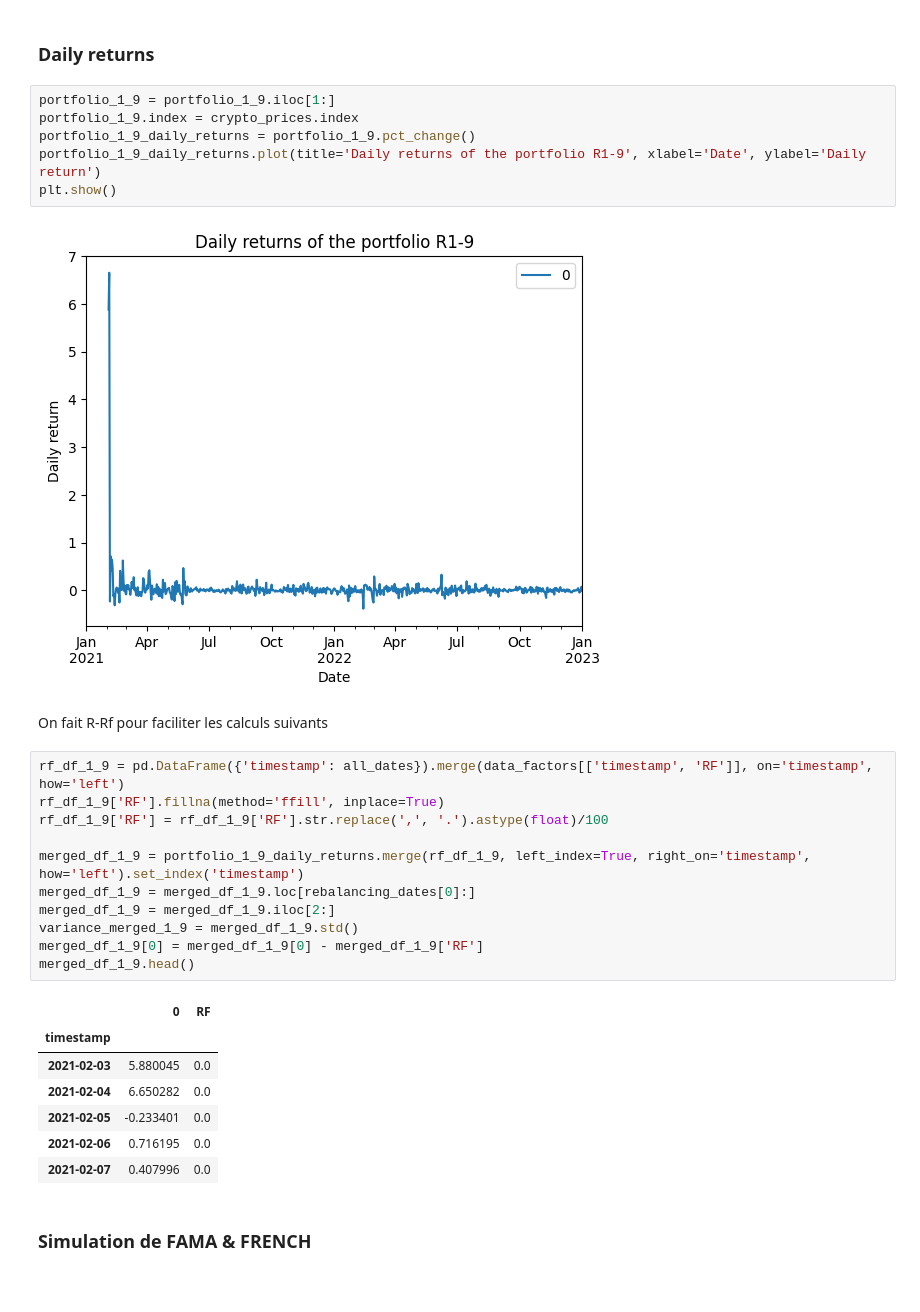
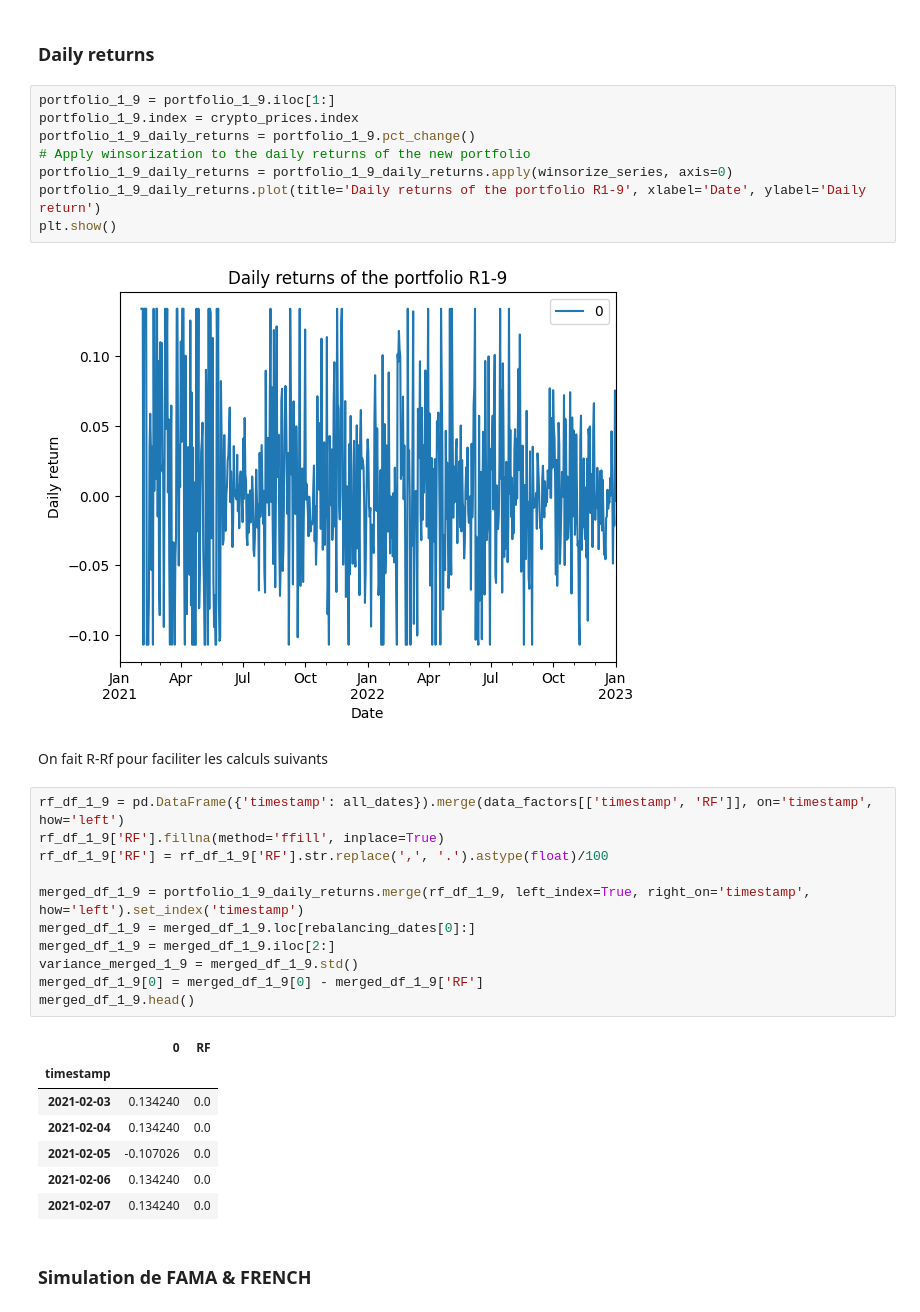
Before and after one commit to meretaensimag/new_momentum, a Jupyter notebook: final_notebook.ipynb, the cells around one changed output. Drawn from its saved outputs; the diff is of its cells as text.

```diff
--- a/final_notebook.ipynb
+++ b/final_notebook.ipynb
@@ -560,11 +559,13 @@ plt.show()
 # %%
 portfolio_1_9 = portfolio_1_9.iloc[1:]
 portfolio_1_9.index = crypto_prices.index
 portfolio_1_9_daily_returns = portfolio_1_9.pct_change()
+# Apply winsorization to the daily returns of the new portfolio
+portfolio_1_9_daily_returns = portfolio_1_9_daily_returns.apply(winsorize_series, axis=0)
 portfolio_1_9_daily_returns.plot(title='Daily returns of the portfolio R1-9', xlabel='Date', ylabel='Daily return')
 plt.show()
 # %% [output]
-[figure, old version]
+[figure, new version]
 # %% [markdown]
 On fait R-Rf pour faciliter les calculs suivants
 # %%
@@ -581,11 +582,11 @@ merged_df_1_9.head()
 # %% [output]
 |  | 0 | RF |
 | timestamp |  |  |
-| 2021-02-03 | 5.880045 | 0.0 |
-| 2021-02-04 | 6.650282 | 0.0 |
-| 2021-02-05 | -0.233401 | 0.0 |
-| 2021-02-06 | 0.716195 | 0.0 |
-| 2021-02-07 | 0.407996 | 0.0 |
+| 2021-02-03 | 0.134240 | 0.0 |
+| 2021-02-04 | 0.134240 | 0.0 |
+| 2021-02-05 | -0.107026 | 0.0 |
+| 2021-02-06 | 0.134240 | 0.0 |
+| 2021-02-07 | 0.134240 | 0.0 |
 # %% [markdown]
 ### Simulation de FAMA & FRENCH
 # %% [markdown]
```
Also changed, not shown: parts of 42 cells of this notebook.
